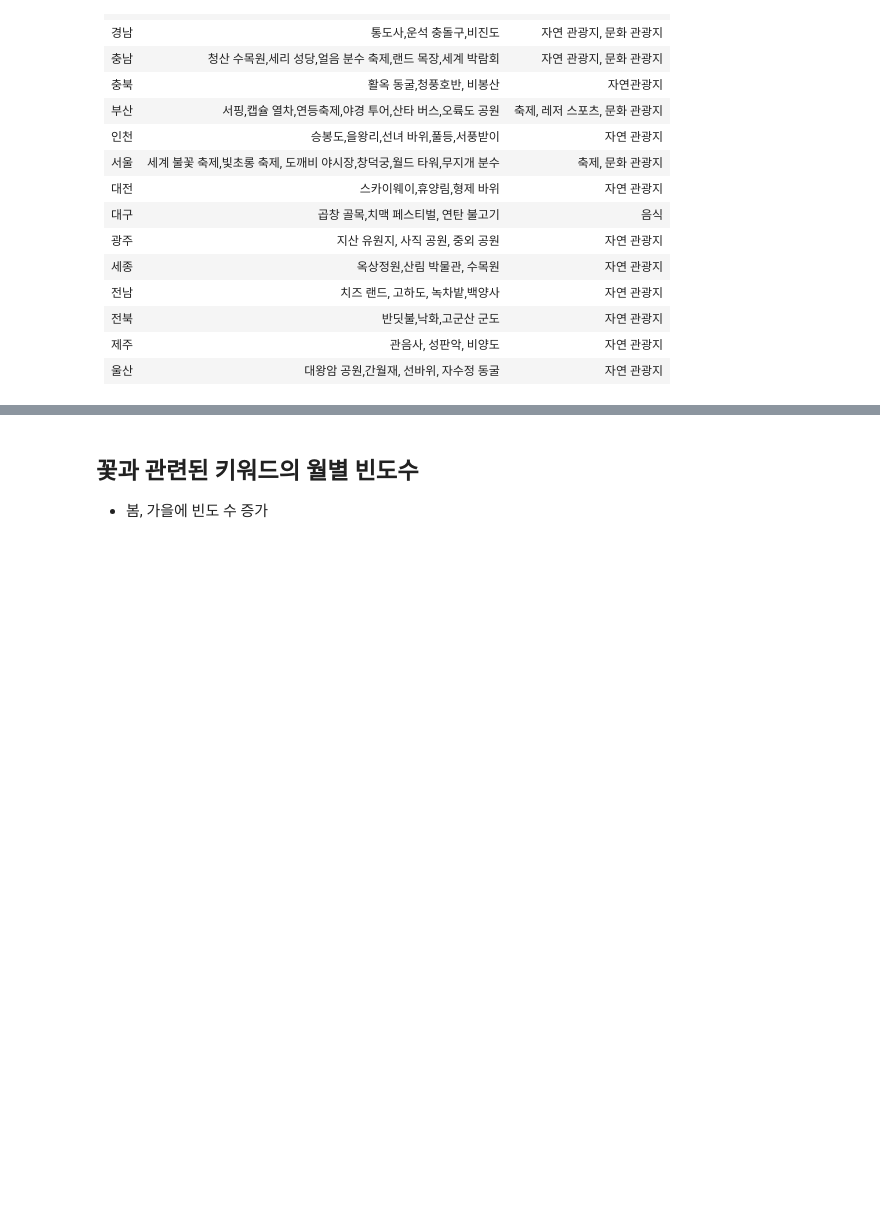
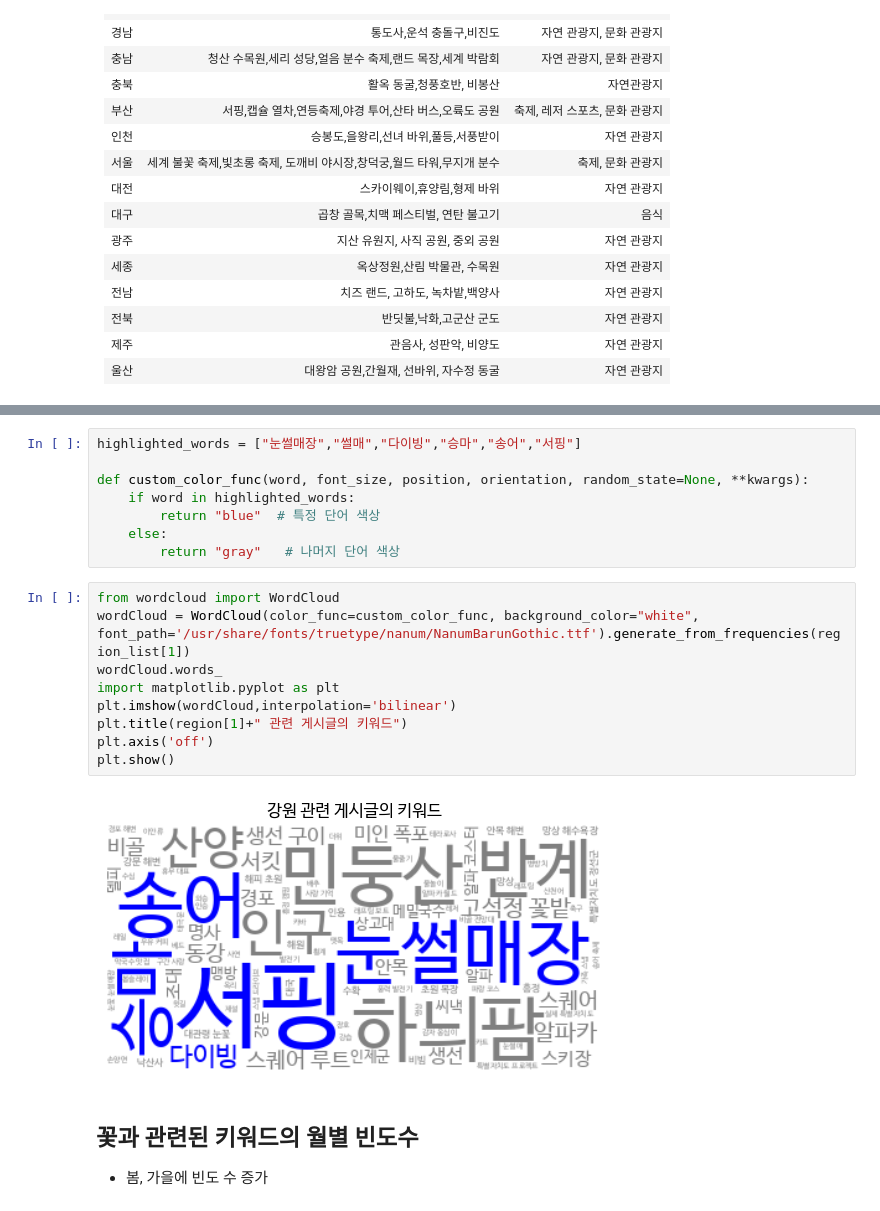
Before and after one commit to nohjuhyeon/AI_LKJ_hubs_fastapi, a Jupyter notebook: data_analysis/instagram_review/jh_instagram_topic_second.ipynb, the cells around one changed output, grey strips where cells are left out. Saved outputs shown, nothing was run; the diff lists cells and outputs as text; blank space fills up the shorter version.

```diff
--- a/data_analysis/instagram_review/jh_instagram_topic_second.ipynb
+++ b/data_analysis/instagram_review/jh_instagram_topic_second.ipynb
@@ -618,5 +626,24 @@ for i in range(len(region_list)):
 충북
 ... (22 outputs left out)
+# %%
+highlighted_words = ["눈썰매장","썰매","다이빙","승마","송어","서핑"]
+
+def custom_color_func(word, font_size, position, orientation, random_state=None, **kwargs):
+    if word in highlighted_words:
+        return "blue"  # 특정 단어 색상
+    else:
+        return "gray"   # 나머지 단어 색상
+# %%
+from wordcloud import WordCloud
+wordCloud = WordCloud(color_func=custom_color_func, background_color="white", font_path='/usr/share/fonts/truetype/nanum/NanumBarunGothic.ttf').generate_from_frequencies(region_list[1])
+wordCloud.words_
+import matplotlib.pyplot as plt
+plt.imshow(wordCloud,interpolation='bilinear')
+plt.title(region[1]+" 관련 게시글의 키워드")
+plt.axis('off')
+plt.show()
+# %% [output]
+[figure, added]
 # %% [markdown]
 ## 꽃과 관련된 키워드의 월별 빈도수
 - 봄, 가을에 빈도 수 증가
```
Also changed, not shown: parts of 9 cells of this notebook, 2 other files.
